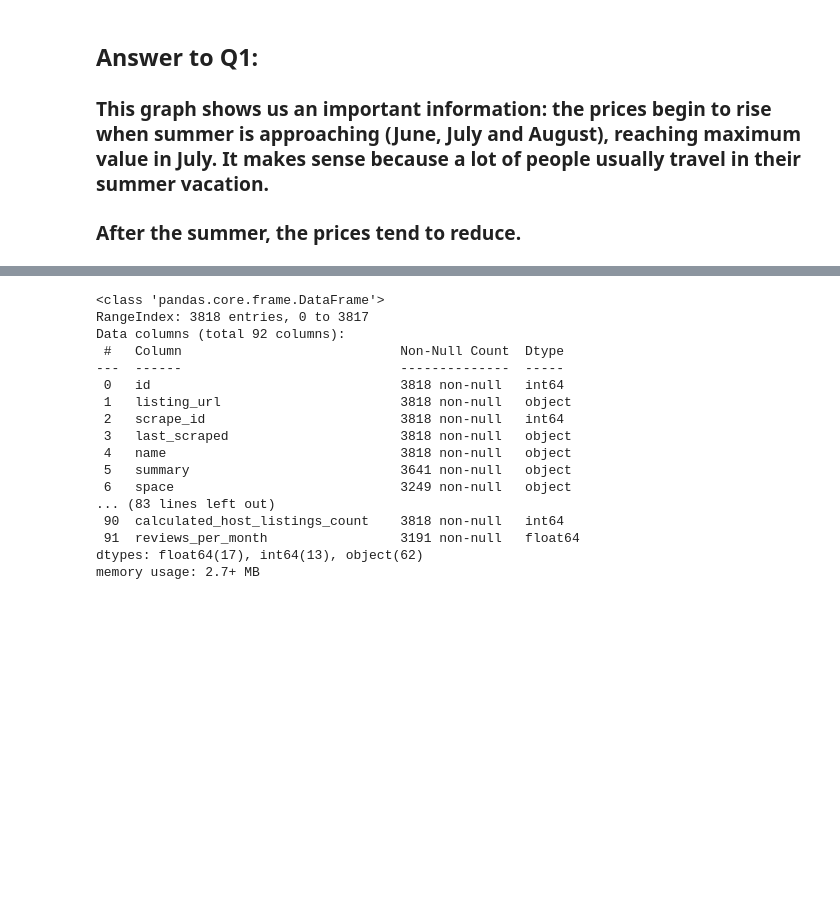
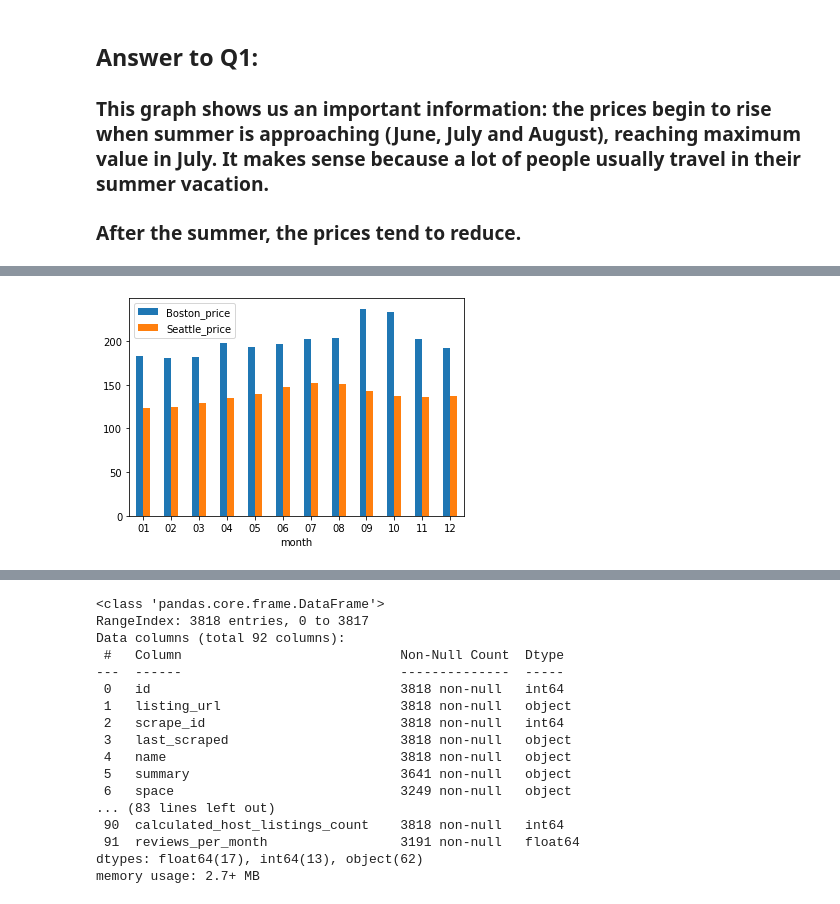
Before and after one commit to alerlemos/DataScienceNanoDegree_Udacity, a Jupyter notebook: Project 1 - Writing a Data Scientist Blog Post/Project 1 - Airbnb Analysis.ipynb, the cells around one changed output, grey strips where cells are left out. Saved outputs shown, nothing was run; the diff lists cells and outputs as text; code cells hidden in the pictures; blank space fills up the shorter version.

```diff
--- a/Project 1 - Writing a Data Scientist Blog Post/Project 1 - Airbnb Analysis.ipynb
+++ b/Project 1 - Writing a Data Scientist Blog Post/Project 1 - Airbnb Analysis.ipynb
@@ -93,0 +154,10 @@ sea_cal_pr_month.plot.bar(rot=0);
+# %%
+# Creating a single dataset with the prices for each city
+bos_compare = bos_cal_pr_month.rename(columns = {'price': 'Boston_price'})
+sea_compare = sea_cal_pr_month.rename(columns = {'price': 'Seattle_price'})
+
+#Generating the graph comparing the prices in the two cities
+df_compare = pd.concat([bos_compare, sea_compare], axis=1)
+df_compare.plot.bar(rot=0);
+# %% [output]
+[figure, added]
```
Also changed, not shown: parts of 22 cells of this notebook.
